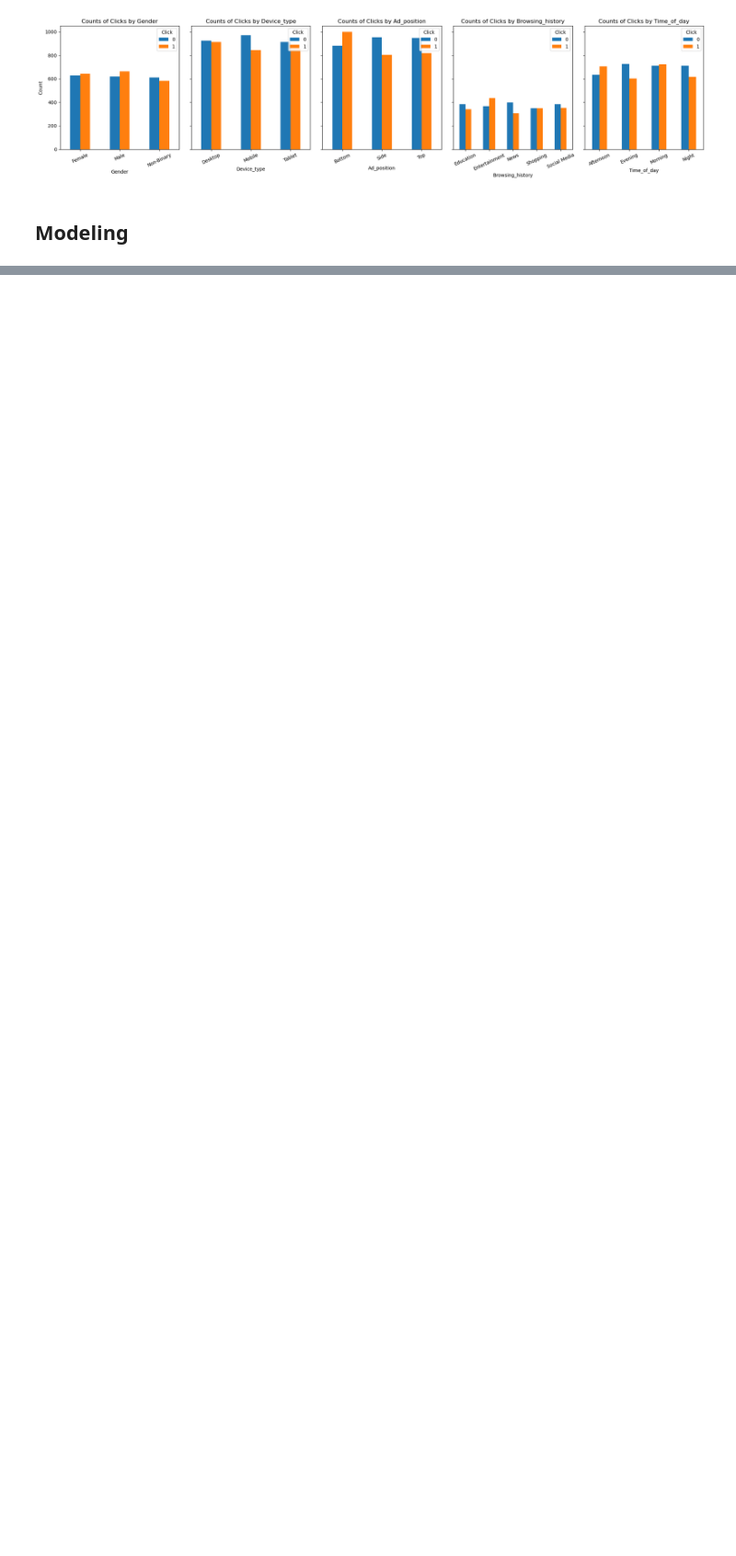
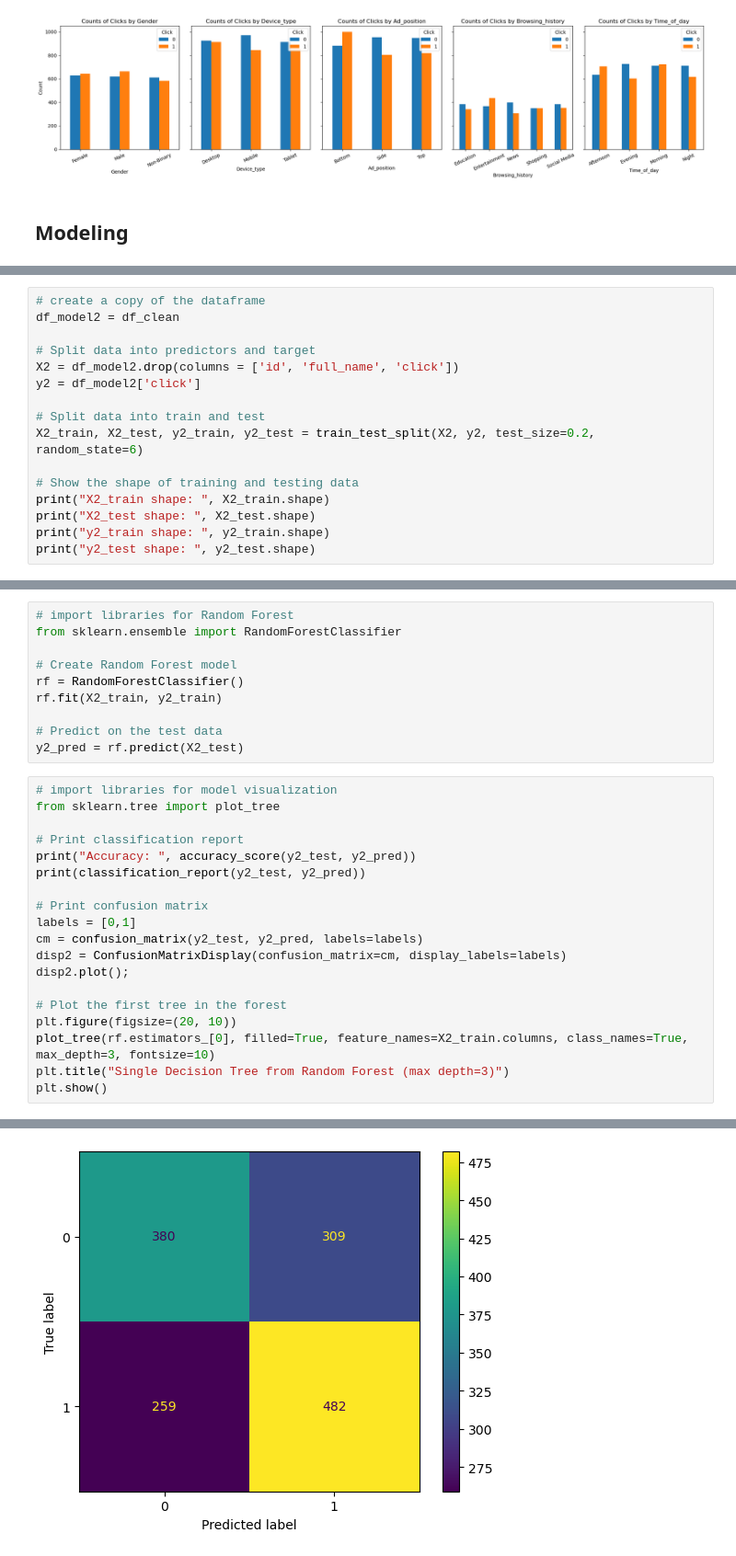
Before and after one commit to Wsmit125/Project-2-Ad-Click-Dataset, a Jupyter notebook: project-2-exploration.ipynb, the cells around one changed output, grey strips where cells are left out. Shown at 92% size. Drawn from its saved outputs; the diff is of its cells as text; blank space fills up the shorter version.

```diff
--- a/project-2-exploration.ipynb
+++ b/project-2-exploration.ipynb
@@ -185,0 +260,16 @@ NOTE: No models have been developed yet, though I believe I will be using a Naiv
+# %%
+# create a copy of the dataframe
+df_model2 = df_clean
+
+# Split data into predictors and target
+X2 = df_model2.drop(columns = ['id', 'full_name', 'click'])
+y2 = df_model2['click']
+
+# Split data into train and test
+X2_train, X2_test, y2_train, y2_test = train_test_split(X2, y2, test_size=0.2, random_state=6)
+
+# Show the shape of training and testing data
+print("X2_train shape: ", X2_train.shape)
+print("X2_test shape: ", X2_test.shape)
+print("y2_train shape: ", y2_train.shape)
+print("y2_test shape: ", y2_test.shape)
@@ -185,0 +281,30 @@ NOTE: No models have been developed yet, though I believe I will be using a Naiv
+# %%
+# import libraries for Random Forest
+from sklearn.ensemble import RandomForestClassifier
+
+# Create Random Forest model
+rf = RandomForestClassifier()
+rf.fit(X2_train, y2_train)
+
+# Predict on the test data
+y2_pred = rf.predict(X2_test)
+# %%
+# import libraries for model visualization
+from sklearn.tree import plot_tree
+
+# Print classification report
+print("Accuracy: ", accuracy_score(y2_test, y2_pred))
+print(classification_report(y2_test, y2_pred))
+
+# Print confusion matrix
+labels = [0,1]
+cm = confusion_matrix(y2_test, y2_pred, labels=labels)
+disp2 = ConfusionMatrixDisplay(confusion_matrix=cm, display_labels=labels)
+disp2.plot();
+
+# Plot the first tree in the forest
+plt.figure(figsize=(20, 10))
+plot_tree(rf.estimators_[0], filled=True, feature_names=X2_train.columns, class_names=True, max_depth=3, fontsize=10)
+plt.title("Single Decision Tree from Random Forest (max depth=3)")
+plt.show()
+# %% [output]
@@ -185,0 +320 @@ NOTE: No models have been developed yet, though I believe I will be using a Naiv
+[figure, added]
```
Also changed, not shown: parts of 26 cells of this notebook.
